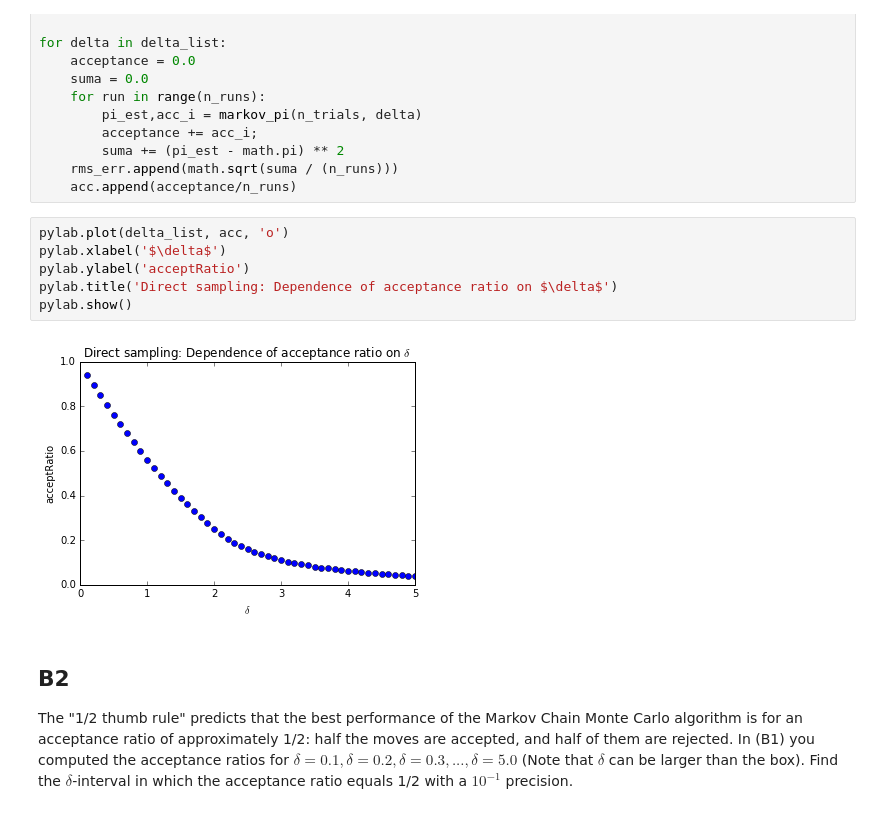
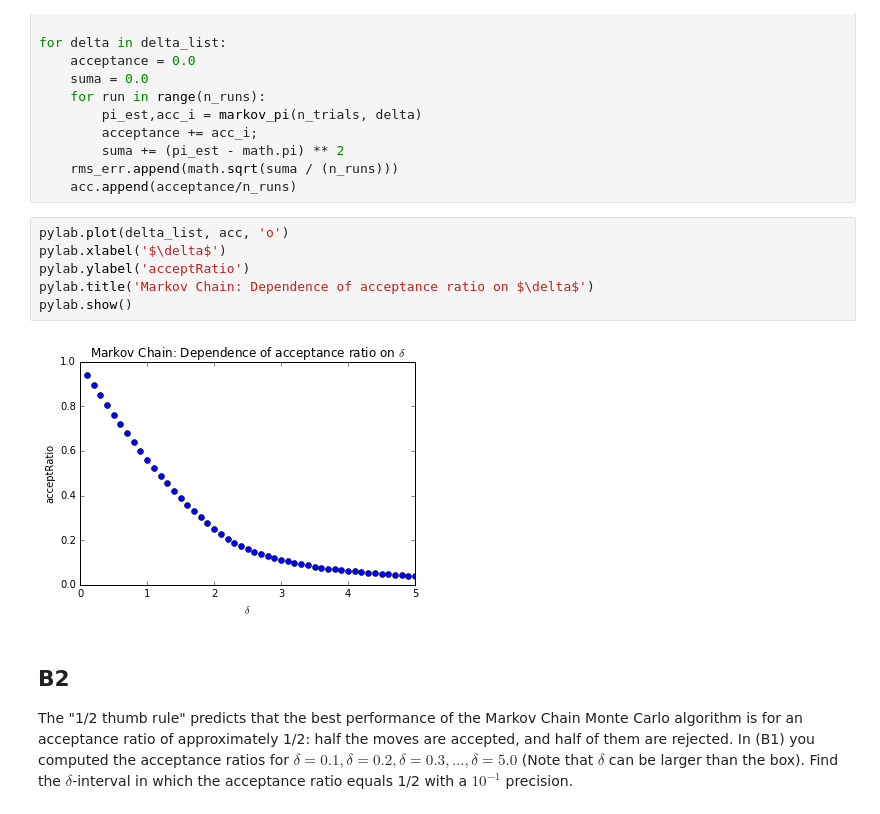
Before and after one commit to MirekJ/mirekJ_7110_v2, a Jupyter notebook: Homework/HW1.ipynb, the cells around one changed output. Drawn from its saved outputs; the diff is of its cells as text.

```diff
--- a/Homework/HW1.ipynb
+++ b/Homework/HW1.ipynb
@@ -140,11 +140,11 @@ for delta in delta_list:
 # %%
 pylab.plot(delta_list, acc, 'o')
 pylab.xlabel('$\delta$')
 pylab.ylabel('acceptRatio')
-pylab.title('Direct sampling: Dependence of acceptance ratio on $\delta$')
+pylab.title('Markov Chain: Dependence of acceptance ratio on $\delta$')
 pylab.show()
 # %% [output]
-[figure, old version]
+[figure, new version]
 # %% [markdown]
 ## B2
 The "1/2 thumb rule" predicts that the best performance of the Markov Chain Monte Carlo algorithm is
```
Also changed, not shown: parts of 7 cells of this notebook.
